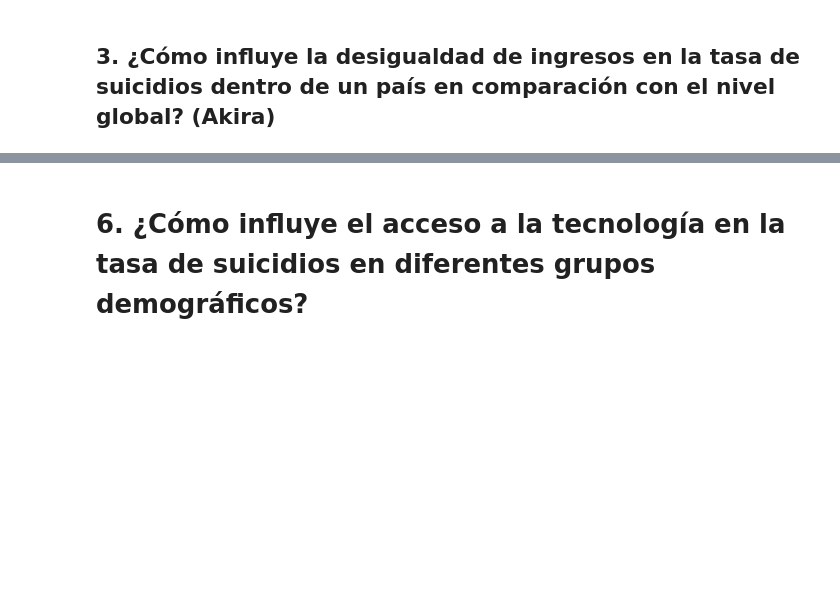
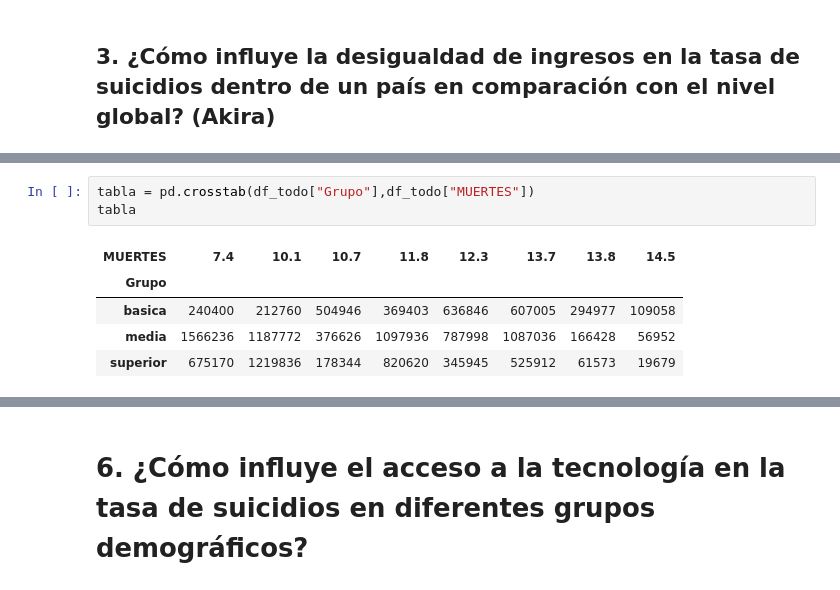
Before and after one commit to mardrouilly/Proyecto-I.C.D.-Grupo-2, a Jupyter notebook: Project_df.ipynb, the cells around one changed output, grey strips where cells are left out. Saved outputs shown, nothing was run; the diff lists cells and outputs as text; blank space fills up the shorter version.

```diff
--- a/Project_df.ipynb
+++ b/Project_df.ipynb
@@ -119,0 +252,9 @@ suicidios_ingresos2019.head(15)
+# %%
+tabla = pd.crosstab(df_todo["Grupo"],df_todo["MUERTES"])
+tabla
+# %% [output]
+| MUERTES | 7.4 | 10.1 | 10.7 | 11.8 | 12.3 | 13.7 | 13.8 | 14.5 |
+| Grupo |  |  |  |  |  |  |  |  |
+| basica | 240400 | 212760 | 504946 | 369403 | 636846 | 607005 | 294977 | 109058 |
+| media | 1566236 | 1187772 | 376626 | 1097936 | 787998 | 1087036 | 166428 | 56952 |
+| superior | 675170 | 1219836 | 178344 | 820620 | 345945 | 525912 | 61573 | 19679 |
```
Also changed, not shown: parts of 39 cells of this notebook.
